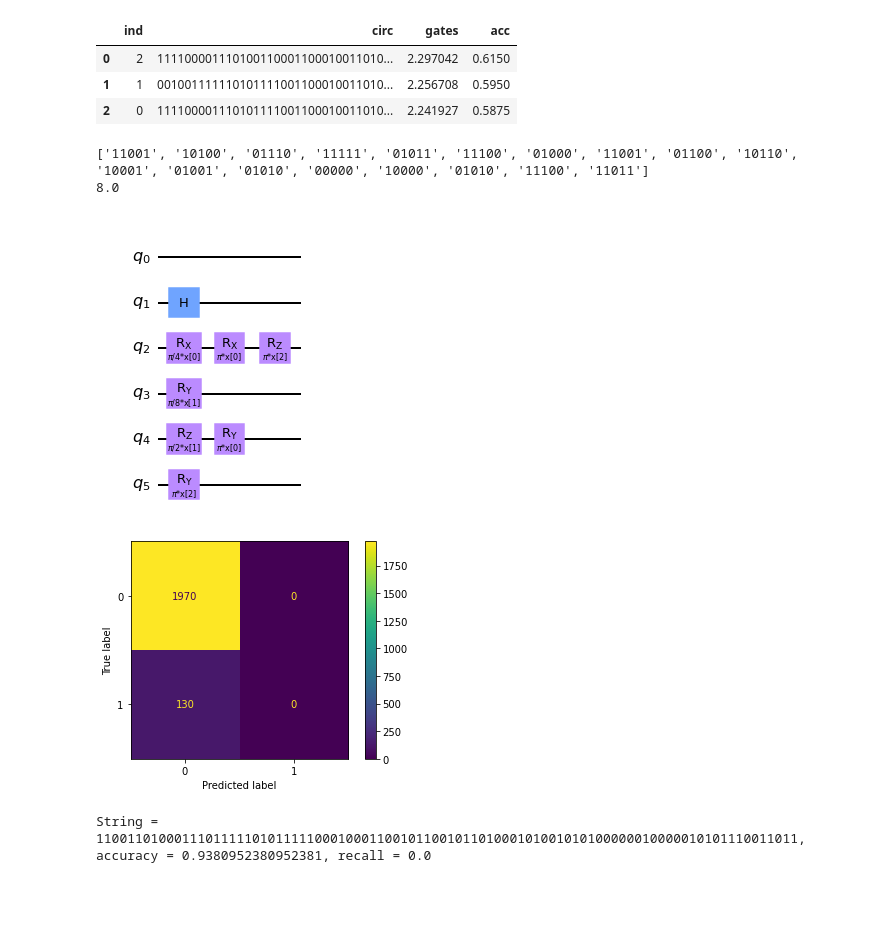
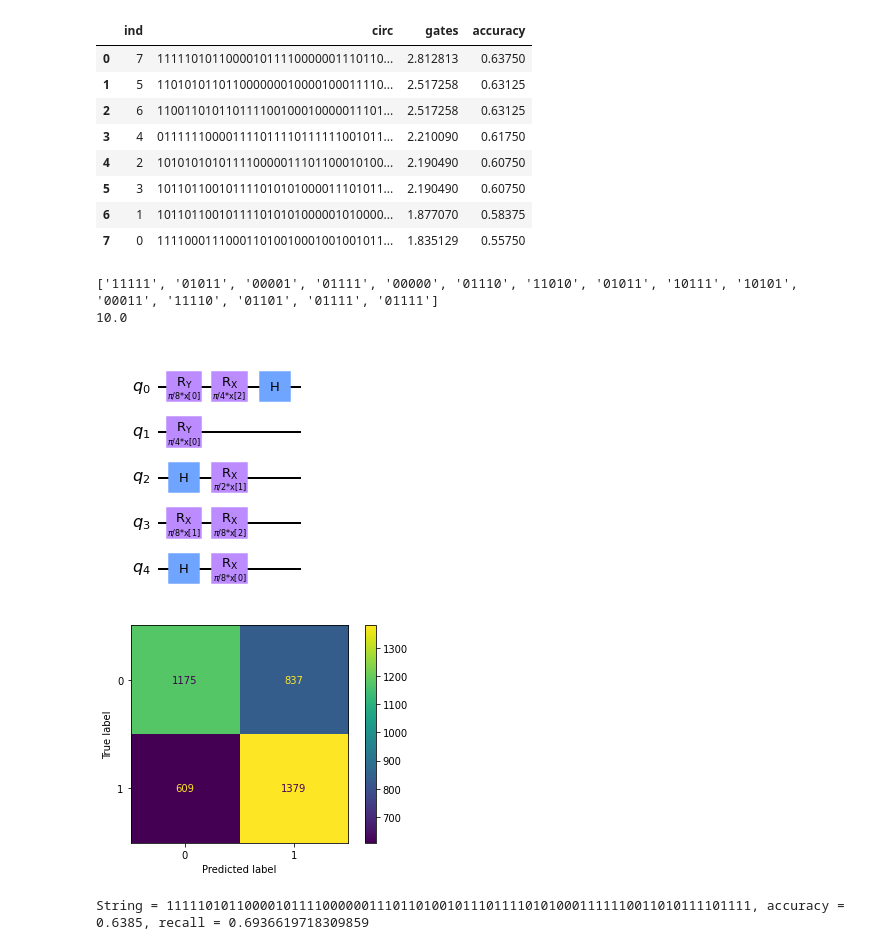
Before and after one commit to nikhil-co/Qkrishi-QSVM, a Jupyter notebook: Banking_UseCase.ipynb, the cells around one changed output. Cells and saved outputs as stored; diff of their text form; code cells hidden in the pictures; blank space fills up the shorter version.

```diff
--- a/Banking_UseCase.ipynb
+++ b/Banking_UseCase.ipynb
@@ -66,12 +85,9 @@ String: 011011101010001100110010101000010010100000111111111010010010000110110100
 # %%
-import encoding2 as e2
-import random
-
 iot_result = pd.read_csv('bank_testdata.csv',header=None)
 
 def ordenar_salidas_pareto(dataframe):
-    dataframe.columns=['ind','circ','gates','acc']
-    dataframe.sort_values(['acc','gates'], ascending=[False,False],inplace=True)
+    dataframe.columns=['ind','circ','gates','accuracy']
+    dataframe.sort_values(['gates','accuracy'], ascending=[False,False],inplace=True)
     dataframe.reset_index(inplace=True)
     dataframe.pop('index')
     return dataframe
@@ -79,14 +95,19 @@ def ordenar_salidas_pareto(dataframe):
 iot_salidas = ordenar_salidas_pareto(iot_result)
 iot_salidas # Queremos ver el primer circuito del dataframe yya ordenado por accuracy (mejor ind)
 # %% [output]
-|  | ind | circ | gates | acc |
-| 0 | 2 | 111100001110100110001100010011010... | 2.297042 | 0.6150 |
-| 1 | 1 | 001001111110101111001100010011010... | 2.256708 | 0.5950 |
-| 2 | 0 | 111100001110101111001100010011010... | 2.241927 | 0.5875 |
+|  | ind | circ | gates | accuracy |
+| 0 | 7 | 111110101100001011110000001110110... | 2.812813 | 0.63750 |
+| 1 | 5 | 110101011011000000010000100011110... | 2.517258 | 0.63125 |
+| 2 | 6 | 110011010110111100100010000011101... | 2.517258 | 0.63125 |
+| 3 | 4 | 011111100001111011110111111001011... | 2.210090 | 0.61750 |
+| 4 | 2 | 101010101011110000011101100010100... | 2.190490 | 0.60750 |
+| 5 | 3 | 101101100101111010101000011101011... | 2.190490 | 0.60750 |
+| 6 | 1 | 101101100101111010101000001010000... | 1.877070 | 0.58375 |
+| 7 | 0 | 111100011100011010010001001001011... | 1.835129 | 0.55750 |
 # %%
-from qiskit.circuit import ParameterVector, QuantumCircuit, Parameter
-from qiskit import execute, Aer, IBMQ, QuantumRegister, ClassicalRegister, BasicAer
-#from qiskit.aqua import QuantumInstance
+from qiskit.circuit import ParameterVector, QuantumCircuit
+from qiskit import QuantumRegister
+
 def coding_bits(b):
     c = [b[n:n+5] for n,i in enumerate(b) if n%5==0]
     c_p=[]
@@ -151,37 +172,37 @@ class CircuitConversor:
         def operation(circuit, k, qubit, target):
             circuit.cx(self.register[qubit], self.register[target])
             return k
         return operation
 
     def make_rx(self, angle):
         def operation(circuit, k, qubit, target):
             circuit.rx(self.x[k%self.nparameters] * angle,
                        self.register[qubit])
             return k+1
         return operation
 
     def make_ry(self, angle):
         def operation(circuit, k, qubit, target):
             circuit.ry(self.x[k%self.nparameters] * angle,
                        self.register[qubit])
             return k+1
         return operation
 
     def make_rz(self, angle):
         def operation(circuit, k, qubit, target):
             circuit.rz(self.x[k%self.nparameters] * angle,
                        self.register[qubit])
             return k+1
         return operation
 
-cc = CircuitConversor(nqubits=6, nparameters=3)
+cc = CircuitConversor(nqubits=5, nparameters=3)
 fm, puertas = cc(coding_bits(iot_salidas.circ[0]))
 print(puertas)
 fm.draw(output='mpl')
 # %% [output]
-['11001', '10100', '01110', '11111', '01011', '11100', '01000', '11001', '01100', '10110', '10001', '01001', '01010', '00000', '10000', '01010', '11100', '11011']
-8.0
+['11111', '01011', '00001', '01111', '00000', '01110', '11010', '01011', '10111', '10101', '00011', '11110', '01101', '01111', '01111']
+10.0
-[figure, old version]
+[figure, new version]
 # %%
 from sklearn.metrics import confusion_matrix, ConfusionMatrixDisplay, recall_score, accuracy_score
 import matplotlib.pyplot as plt
@@ -216,6 +239,6 @@ def featuremap_performance(pop:str,nqubits:int,nparameters:int):
     return None
 # %%
-pred = featuremap_performance(iot_salidas.circ[0],6,3)
+featuremap_performance(iot_salidas.circ[0],5,3)
 # %% [output]
-[figure, old version]
+[figure, new version]
-String = 110011010001110111110101111100010001100101100101101000101001010100000010000010101110011011, accuracy = 0.9380952380952381, recall = 0.0
+String = 111110101100001011110000001110110100101110111101010001111110011010111101111, accuracy = 0.6385, recall = 0.6936619718309859
```
Also changed, not shown: parts of 3 cells of this notebook, 3 other files.
